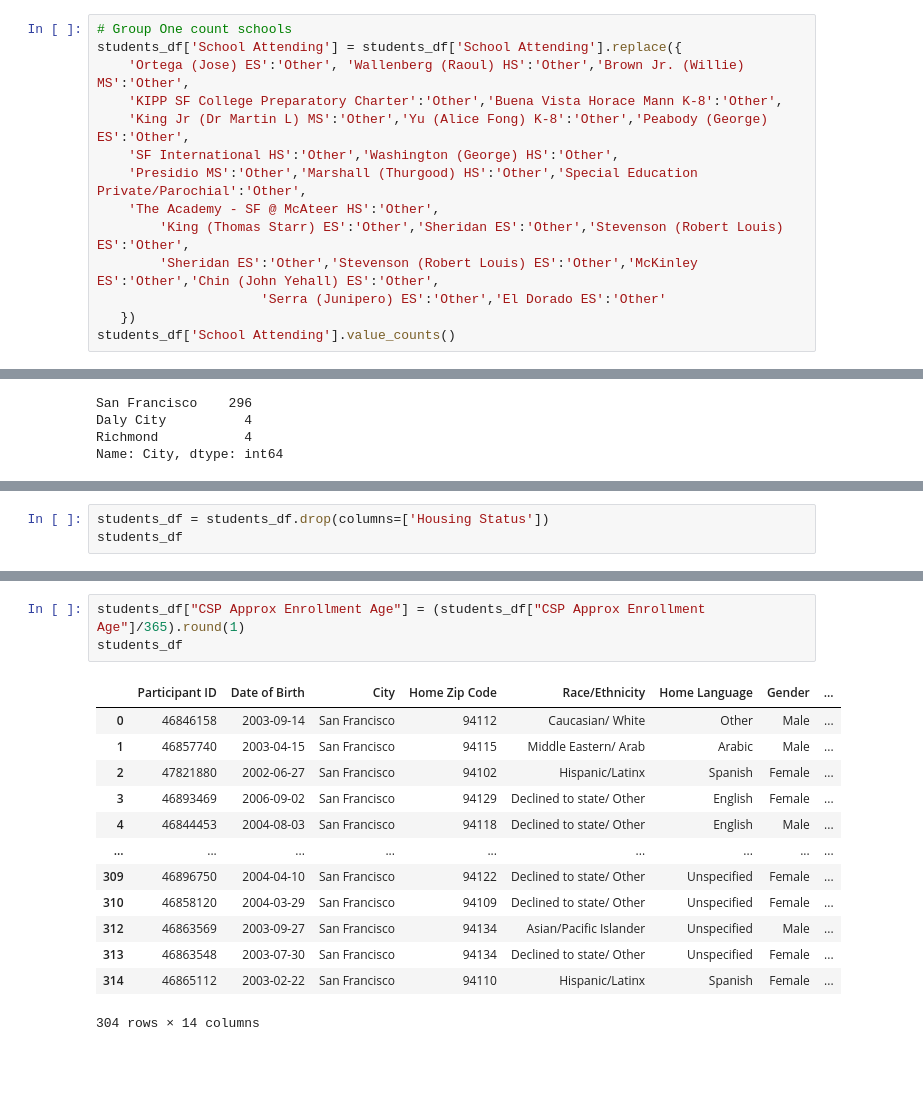
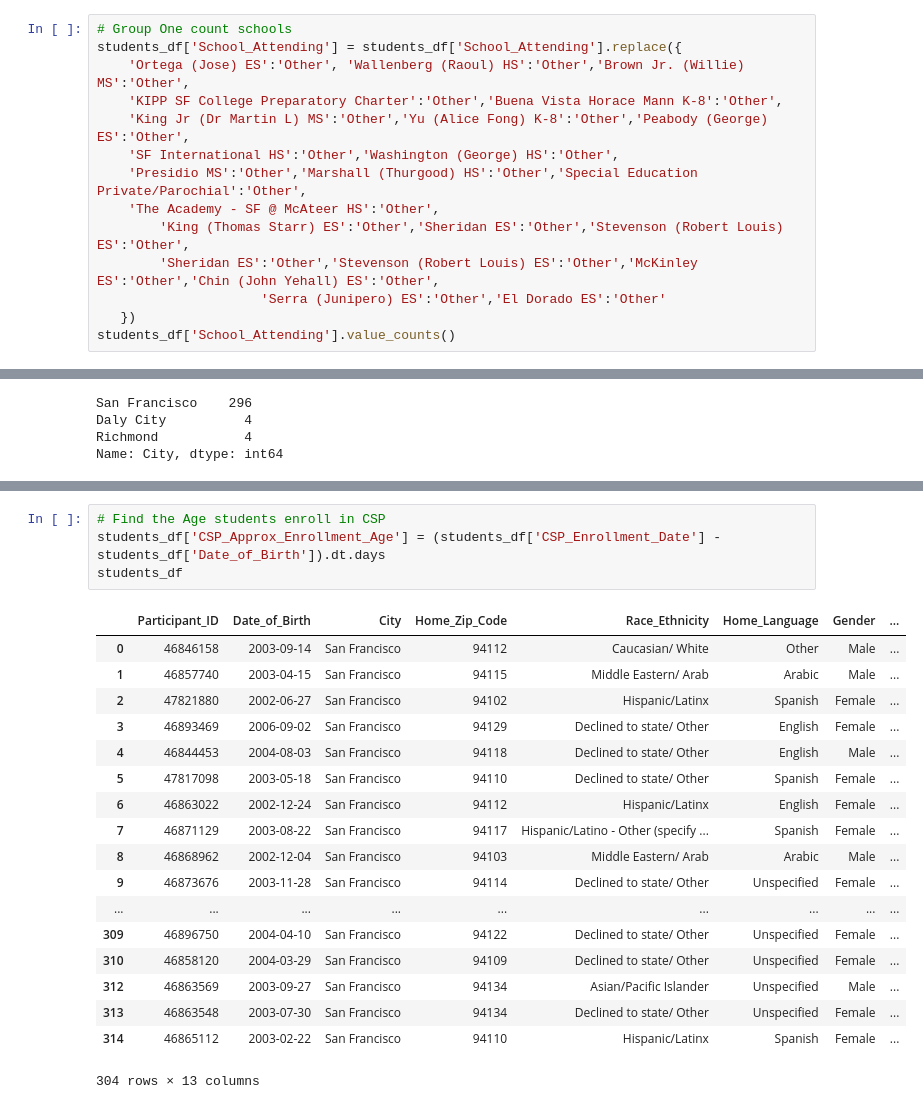
Before and after one commit to SladeMahoney/City_Surf_Project, a Jupyter notebook: Database/Student_demo_clean.ipynb, the cells around one changed output, grey strips where cells are left out. Saved outputs shown, nothing was run; the diff lists cells and outputs as text; blank space fills up the shorter version.

```diff
--- a/Database/Student_demo_clean.ipynb
+++ b/Database/Student_demo_clean.ipynb
@@ -320,6 +327,6 @@ Name: School Attending, dtype: int64
 # %%
 # Group One count schools
-students_df['School Attending'] = students_df['School Attending'].replace({
+students_df['School_Attending'] = students_df['School_Attending'].replace({
     'Ortega (Jose) ES':'Other', 'Wallenberg (Raoul) HS':'Other','Brown Jr. (Willie) MS':'Other',
     'KIPP SF College Preparatory Charter':'Other','Buena Vista Horace Mann K-8':'Other',
     'King Jr (Dr Martin L) MS':'Other','Yu (Alice Fong) K-8':'Other','Peabody (George) ES':'Other',
@@ -330,7 +337,7 @@ students_df['School Attending'] = students_df['School Attending'].replace({
         'Sheridan ES':'Other','Stevenson (Robert Louis) ES':'Other','McKinley ES':'Other','Chin (John Yehall) ES':'Other',
                      'Serra (Junipero) ES':'Other','El Dorado ES':'Other'
    })
-students_df['School Attending'].value_counts()
+students_df['School_Attending'].value_counts()
 # %% [output]
 Mission HS                         129
 Aptos MS                            30
@@ -422,3 +428,0 @@ Name: Home Zip Code, dtype: int64
-# %%
-students_df = students_df.drop(columns=['Housing Status'])
-students_df
@@ -456,17 +429,23 @@ students_df
-# %%
-students_df["CSP Approx Enrollment Age"] = (students_df["CSP Approx Enrollment Age"]/365).round(1)
-students_df
-# %% [output]
-|  | Participant ID | Date of Birth | City | Home Zip Code | Race/Ethnicity | Home Language | Gender | ... |
-| 0 | 46846158 | 2003-09-14 | San Francisco | 94112 | Caucasian/ White | Other | Male | ... |
-| 1 | 46857740 | 2003-04-15 | San Francisco | 94115 | Middle Eastern/ Arab | Arabic | Male | ... |
-| 2 | 47821880 | 2002-06-27 | San Francisco | 94102 | Hispanic/Latinx | Spanish | Female | ... |
-| 3 | 46893469 | 2006-09-02 | San Francisco | 94129 | Declined to state/ Other | English | Female | ... |
-| 4 | 46844453 | 2004-08-03 | San Francisco | 94118 | Declined to state/ Other | English | Male | ... |
-| ... | ... | ... | ... | ... | ... | ... | ... | ... |
-| 309 | 46896750 | 2004-04-10 | San Francisco | 94122 | Declined to state/ Other | Unspecified | Female | ... |
-| 310 | 46858120 | 2004-03-29 | San Francisco | 94109 | Declined to state/ Other | Unspecified | Female | ... |
-| 312 | 46863569 | 2003-09-27 | San Francisco | 94134 | Asian/Pacific Islander | Unspecified | Male | ... |
-| 313 | 46863548 | 2003-07-30 | San Francisco | 94134 | Declined to state/ Other | Unspecified | Female | ... |
-| 314 | 46865112 | 2003-02-22 | San Francisco | 94110 | Hispanic/Latinx | Spanish | Female | ... |
-304 rows × 14 columns
+# %%
+# Find the Age students enroll in CSP
+students_df['CSP_Approx_Enrollment_Age'] = (students_df['CSP_Enrollment_Date'] - students_df['Date_of_Birth']).dt.days
+students_df
+# %% [output]
+|  | Participant_ID | Date_of_Birth | City | Home_Zip_Code | Race_Ethnicity | Home_Language | Gender | ... |
+| 0 | 46846158 | 2003-09-14 | San Francisco | 94112 | Caucasian/ White | Other | Male | ... |
+| 1 | 46857740 | 2003-04-15 | San Francisco | 94115 | Middle Eastern/ Arab | Arabic | Male | ... |
+| 2 | 47821880 | 2002-06-27 | San Francisco | 94102 | Hispanic/Latinx | Spanish | Female | ... |
+| 3 | 46893469 | 2006-09-02 | San Francisco | 94129 | Declined to state/ Other | English | Female | ... |
+| 4 | 46844453 | 2004-08-03 | San Francisco | 94118 | Declined to state/ Other | English | Male | ... |
+| 5 | 47817098 | 2003-05-18 | San Francisco | 94110 | Declined to state/ Other | Spanish | Female | ... |
+| 6 | 46863022 | 2002-12-24 | San Francisco | 94112 | Hispanic/Latinx | English | Female | ... |
+| 7 | 46871129 | 2003-08-22 | San Francisco | 94117 | Hispanic/Latino - Other (specify ... | Spanish | Female | ... |
+| 8 | 46868962 | 2002-12-04 | San Francisco | 94103 | Middle Eastern/ Arab | Arabic | Male | ... |
+| 9 | 46873676 | 2003-11-28 | San Francisco | 94114 | Declined to state/ Other | Unspecified | Female | ... |
+| ... | ... | ... | ... | ... | ... | ... | ... | ... |
+| 309 | 46896750 | 2004-04-10 | San Francisco | 94122 | Declined to state/ Other | Unspecified | Female | ... |
+| 310 | 46858120 | 2004-03-29 | San Francisco | 94109 | Declined to state/ Other | Unspecified | Female | ... |
+| 312 | 46863569 | 2003-09-27 | San Francisco | 94134 | Asian/Pacific Islander | Unspecified | Male | ... |
+| 313 | 46863548 | 2003-07-30 | San Francisco | 94134 | Declined to state/ Other | Unspecified | Female | ... |
+| 314 | 46865112 | 2003-02-22 | San Francisco | 94110 | Hispanic/Latinx | Spanish | Female | ... |
+304 rows × 13 columns
```
Also changed, not shown: parts of 36 cells of this notebook, 4 other files.
